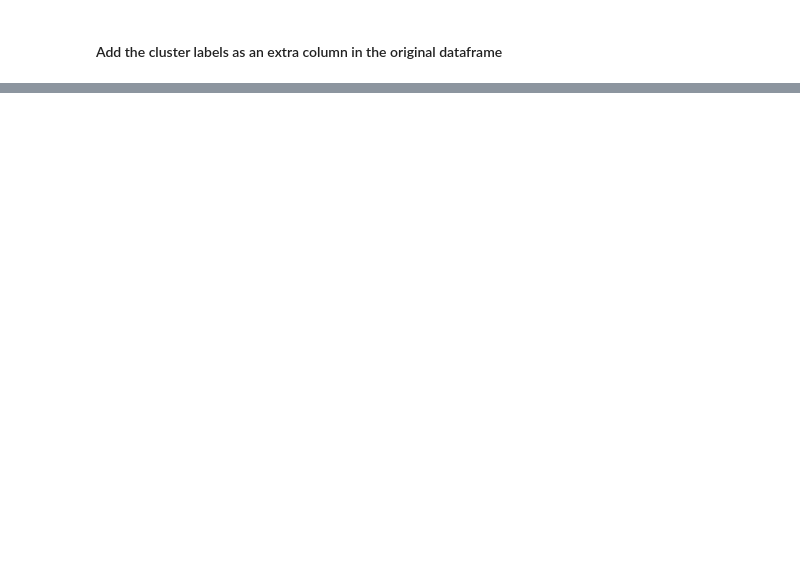
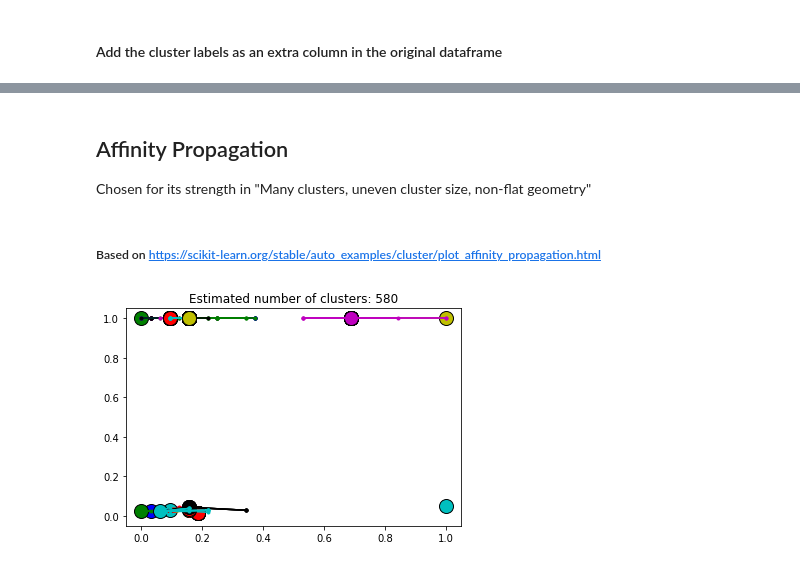
Before and after one commit to NiallDillane/cs4055-DataMining, a Jupyter notebook: project/Russian Ads Analysis - Clustering.ipynb, the cells around one changed output, grey strips where cells are left out. Saved outputs shown, nothing was run; the diff lists cells and outputs as text; code cells hidden in the pictures; blank space fills up the shorter version.

Commit message:
affinity propagation

```diff
--- a/project/Russian Ads Analysis - Clustering.ipynb
+++ b/project/Russian Ads Analysis - Clustering.ipynb
@@ -172 +191,4 @@ For n_clusters=19, The Silhouette Coefficient is 0.41386992000751455
+# %%
+k = 5
+clustered_data_sklearn = cluster.KMeans(n_clusters=k, n_init=10, max_iter=300).fit(num_data)
 # %% [markdown]
@@ -218,0 +279,27 @@ dfNumEncode.groupby('cluster').mean()
+# %% [markdown]
+## Affinity Propagation
+Chosen for its strength in "Many clusters, uneven cluster size, non-flat geometry"
+# %%
+af_clustering = AffinityPropagation(max_iter=300).fit(num_data)
+# %% [markdown]
+##### Based on https://scikit-learn.org/stable/auto_examples/cluster/plot_affinity_propagation.html
+# %%
+cluster_centers_indices = af_clustering.cluster_centers_indices_
+labels = af_clustering.labels_
+
+n_clusters_ = len(cluster_centers_indices)
+# %%
+colors = cycle('bgrcmykbgrcmykbgrcmykbgrcmyk')
+for k, col in zip(range(n_clusters_), colors):
+    class_members = labels == k
+    cluster_center = num_data[cluster_centers_indices[k]]
+    plt.plot(num_data[class_members, 0], num_data[class_members, 1], col + '.')
+    plt.plot(cluster_center[0], cluster_center[1], 'o', markerfacecolor=col,
+             markeredgecolor='k', markersize=14)
+    for x in num_data[class_members]:
+        plt.plot([cluster_center[0], x[0]], [cluster_center[1], x[1]], col)
+
+plt.title('Estimated number of clusters: %d' % n_clusters_)
+plt.show()
+# %% [output]
+[figure, added]
```
Also changed, not shown: parts of 31 cells of this notebook.
